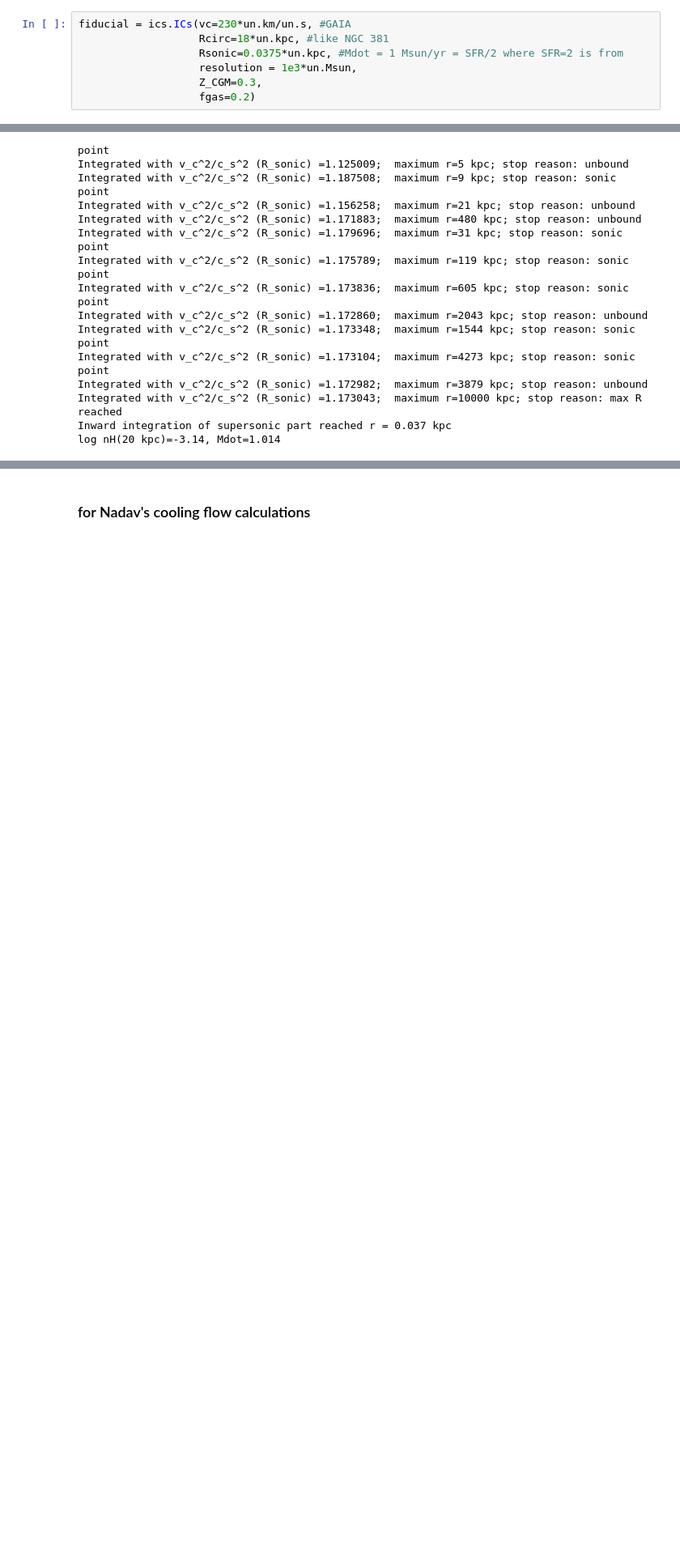
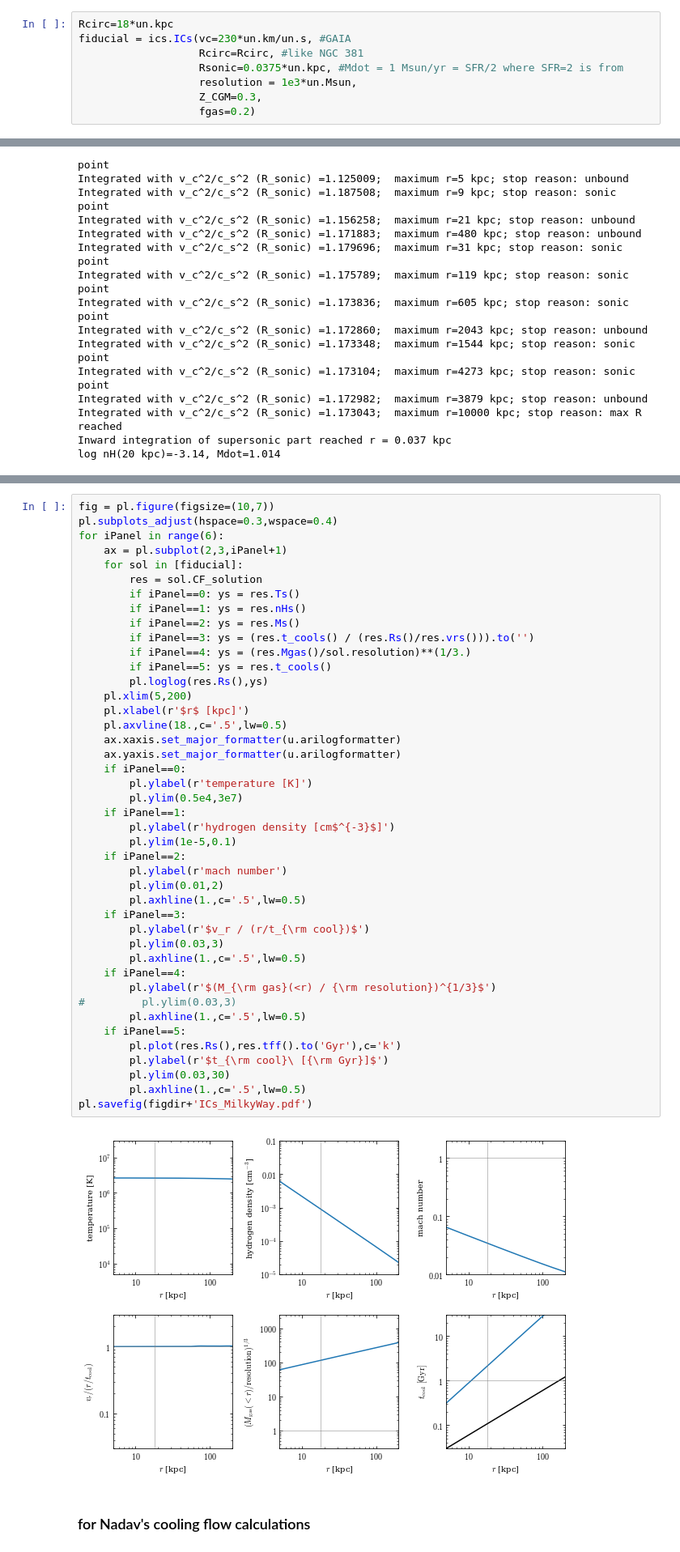
Before and after one commit to spectram/cooling_flow, a Jupyter notebook: ipynb/GIZMO_ICs_grid.ipynb, the cells around one changed output, grey strips where cells are left out. Shown at 81% size. Cells and saved outputs as stored; diff of their text form; blank space fills up the shorter version.

```diff
--- a/ipynb/GIZMO_ICs_grid.ipynb
+++ b/ipynb/GIZMO_ICs_grid.ipynb
@@ -361,8 +414,9 @@ SystemExit: 1
 # %% [markdown]
 # Milky-Way
 # %%
+Rcirc=18*un.kpc
 fiducial = ics.ICs(vc=230*un.km/un.s, #GAIA
-                   Rcirc=18*un.kpc, #like NGC 381
+                   Rcirc=Rcirc, #like NGC 381
                    Rsonic=0.0375*un.kpc, #Mdot = 1 Msun/yr = SFR/2 where SFR=2 is from
                    resolution = 1e3*un.Msun,
                    Z_CGM=0.3,
@@ -400,3 +458,48 @@ SystemExit: 1
+# %%
+fig = pl.figure(figsize=(10,7))
+pl.subplots_adjust(hspace=0.3,wspace=0.4)
+for iPanel in range(6):
+    ax = pl.subplot(2,3,iPanel+1)
+    for sol in [fiducial]:
+        res = sol.CF_solution
+        if iPanel==0: ys = res.Ts()
+        if iPanel==1: ys = res.nHs()
+        if iPanel==2: ys = res.Ms()
+        if iPanel==3: ys = (res.t_cools() / (res.Rs()/res.vrs())).to('')
+        if iPanel==4: ys = (res.Mgas()/sol.resolution)**(1/3.)
+        if iPanel==5: ys = res.t_cools()
+        pl.loglog(res.Rs(),ys)
+    pl.xlim(5,200)
+    pl.xlabel(r'$r$ [kpc]')
+    pl.axvline(18.,c='.5',lw=0.5)
+    ax.xaxis.set_major_formatter(u.arilogformatter)
+    ax.yaxis.set_major_formatter(u.arilogformatter)
+    if iPanel==0:
+        pl.ylabel(r'temperature [K]')
+        pl.ylim(0.5e4,3e7)
+    if iPanel==1:
+        pl.ylabel(r'hydrogen density [cm$^{-3}$]')
+        pl.ylim(1e-5,0.1)
+    if iPanel==2:
+        pl.ylabel(r'mach number')
+        pl.ylim(0.01,2)
+        pl.axhline(1.,c='.5',lw=0.5)
+    if iPanel==3:
+        pl.ylabel(r'$v_r / (r/t_{\rm cool})$')
+        pl.ylim(0.03,3)
+        pl.axhline(1.,c='.5',lw=0.5)
+    if iPanel==4:
+        pl.ylabel(r'$(M_{\rm gas}(<r) / {\rm resolution})^{1/3}$')
+#         pl.ylim(0.03,3)
+        pl.axhline(1.,c='.5',lw=0.5)
+    if iPanel==5:
+        pl.plot(res.Rs(),res.tff().to('Gyr'),c='k')
+        pl.ylabel(r'$t_{\rm cool}\ [{\rm Gyr}]$')
+        pl.ylim(0.03,30)
+        pl.axhline(1.,c='.5',lw=0.5)
+pl.savefig(figdir+'ICs_MilkyWay.pdf')
+# %% [output]
+[figure, added]
 # %% [markdown]
 ### for Nadav's cooling flow calculations
 # %%
```
Also changed, not shown: parts of 5 cells of this notebook, 2 other files.
